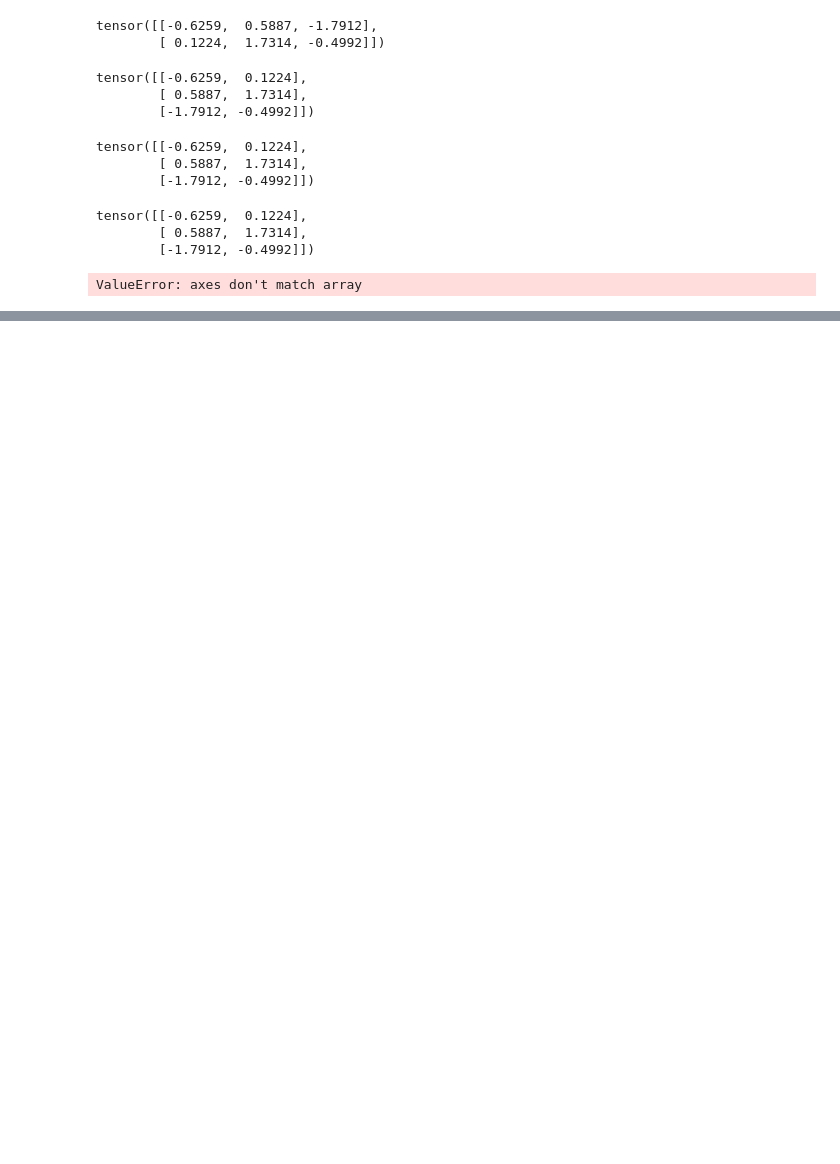
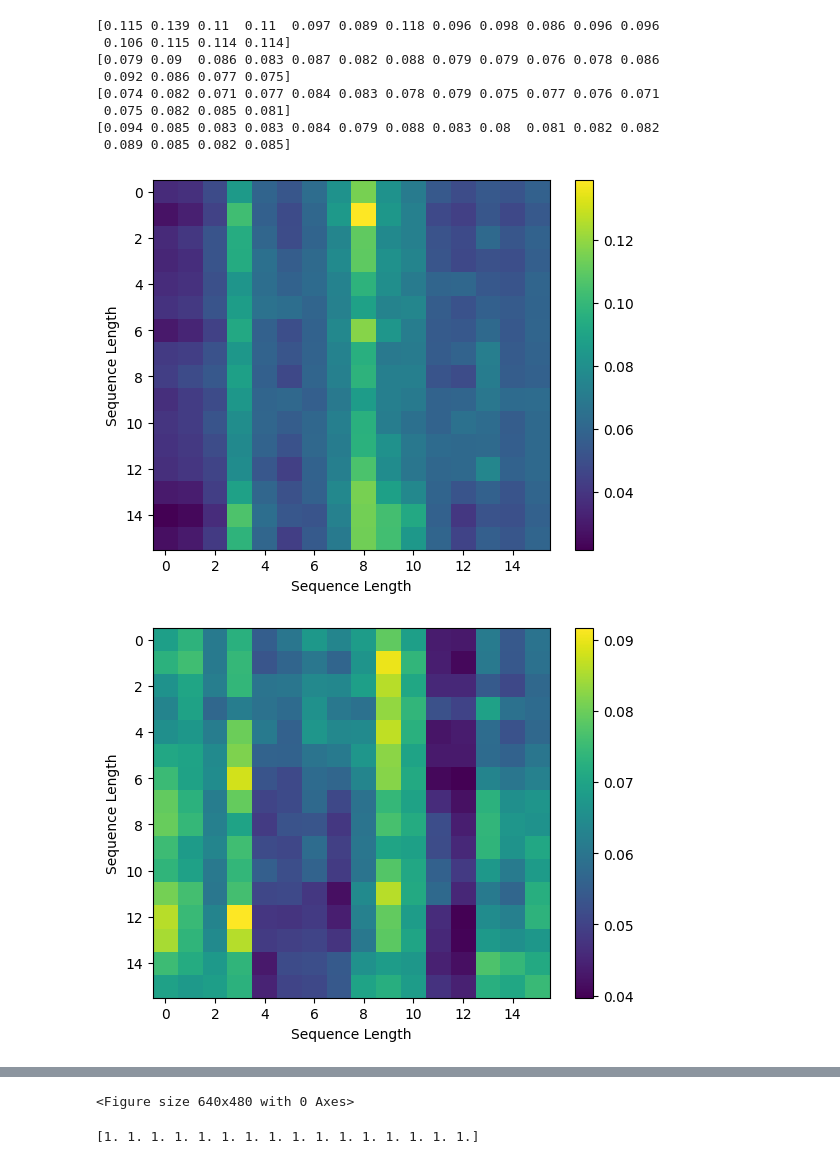
Before and after one commit to dpes-neupane/transformer, a Jupyter notebook: transformer.ipynb, the cells around one changed output, grey strips where cells are left out. Cells and saved outputs as stored; diff of their text form; code cells hidden in the pictures; blank space fills up the shorter version.

```diff
--- a/transformer.ipynb
+++ b/transformer.ipynb
@@ -243,26 +165,21 @@ torch.Size([1, 4, 1, 3, 3])
-# %%
-s = torch.randn(2, 3)
-print(s)
-s.transpose(1, 0)
-# %% [output]
-tensor([[-0.6259,  0.5887, -1.7912],
-        [ 0.1224,  1.7314, -0.4992]])
-tensor([[-0.6259,  0.1224],
-        [ 0.5887,  1.7314],
-        [-1.7912, -0.4992]])
-# %%
-s.transpose(-2, -1)
-# %% [output]
-tensor([[-0.6259,  0.1224],
-        [ 0.5887,  1.7314],
-        [-1.7912, -0.4992]])
-# %%
-s.transpose(-1, -2)
-# %% [output]
-tensor([[-0.6259,  0.1224],
-        [ 0.5887,  1.7314],
-        [-1.7912, -0.4992]])
-# %%
-torch.matmul(q, k.transpose(-1, -2))
-# %% [output]
-ValueError: axes don't match array
+# %%
+for i in range(4):
+    ze = plt.imshow(softmax.detach().numpy().squeeze()[i], aspect="auto")
+    plt.xlabel("Sequence Length")
+    plt.ylabel("Sequence Length")
+    plt.colorbar(ze)
+    plt.figure()
+    # print(softmax.detach().numpy().squeeze()[i].shape)
+    # print(softmax.detach().numpy().squeeze()[i].sum(axis=1))
+    print(softmax.detach().numpy().squeeze()[i].max(axis=1))
+# %% [output]
+[0.115 0.139 0.11  0.11  0.097 0.089 0.118 0.096 0.098 0.086 0.096 0.096
+ 0.106 0.115 0.114 0.114]
+[0.079 0.09  0.086 0.083 0.087 0.082 0.088 0.079 0.079 0.076 0.078 0.086
+ 0.092 0.086 0.077 0.075]
+[0.074 0.082 0.071 0.077 0.084 0.083 0.078 0.079 0.075 0.077 0.076 0.071
+ 0.075 0.082 0.085 0.081]
+[0.094 0.085 0.083 0.083 0.084 0.079 0.088 0.083 0.08  0.081 0.082 0.082
+ 0.089 0.085 0.082 0.085]
+[figure, added]
+[figure, added]
@@ -268,0 +188,7 @@ ValueError: axes don't match array
+<Figure size 640x480 with 0 Axes>
+# %%
+np.set_printoptions(precision=2)
+so = softmax.detach().numpy().squeeze()
+print(so[0].sum(axis=1))
+# %% [output]
+[1. 1. 1. 1. 1. 1. 1. 1. 1. 1. 1. 1. 1. 1. 1. 1.]
```
Also changed, not shown: parts of 20 cells of this notebook, 2 other files.
